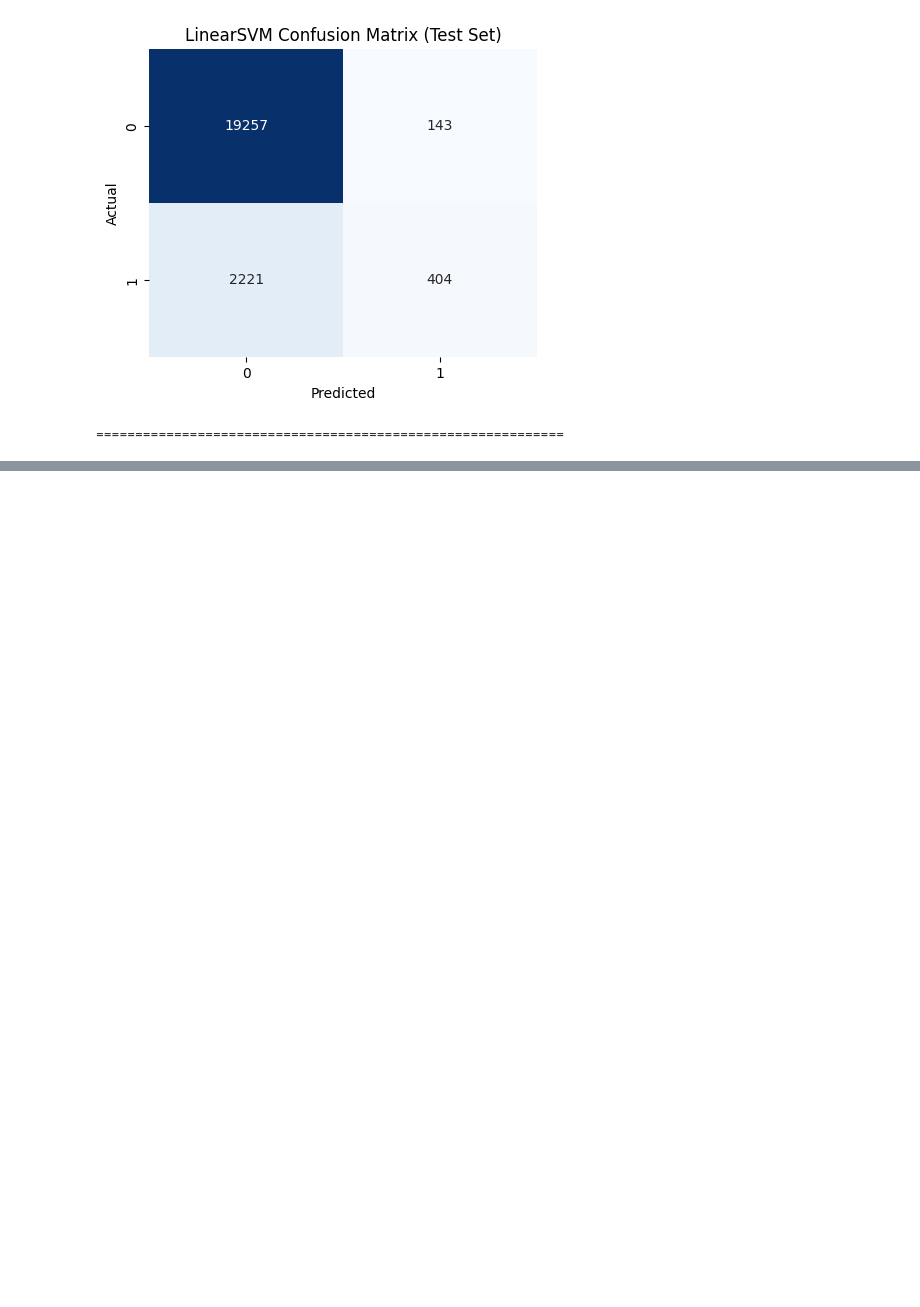
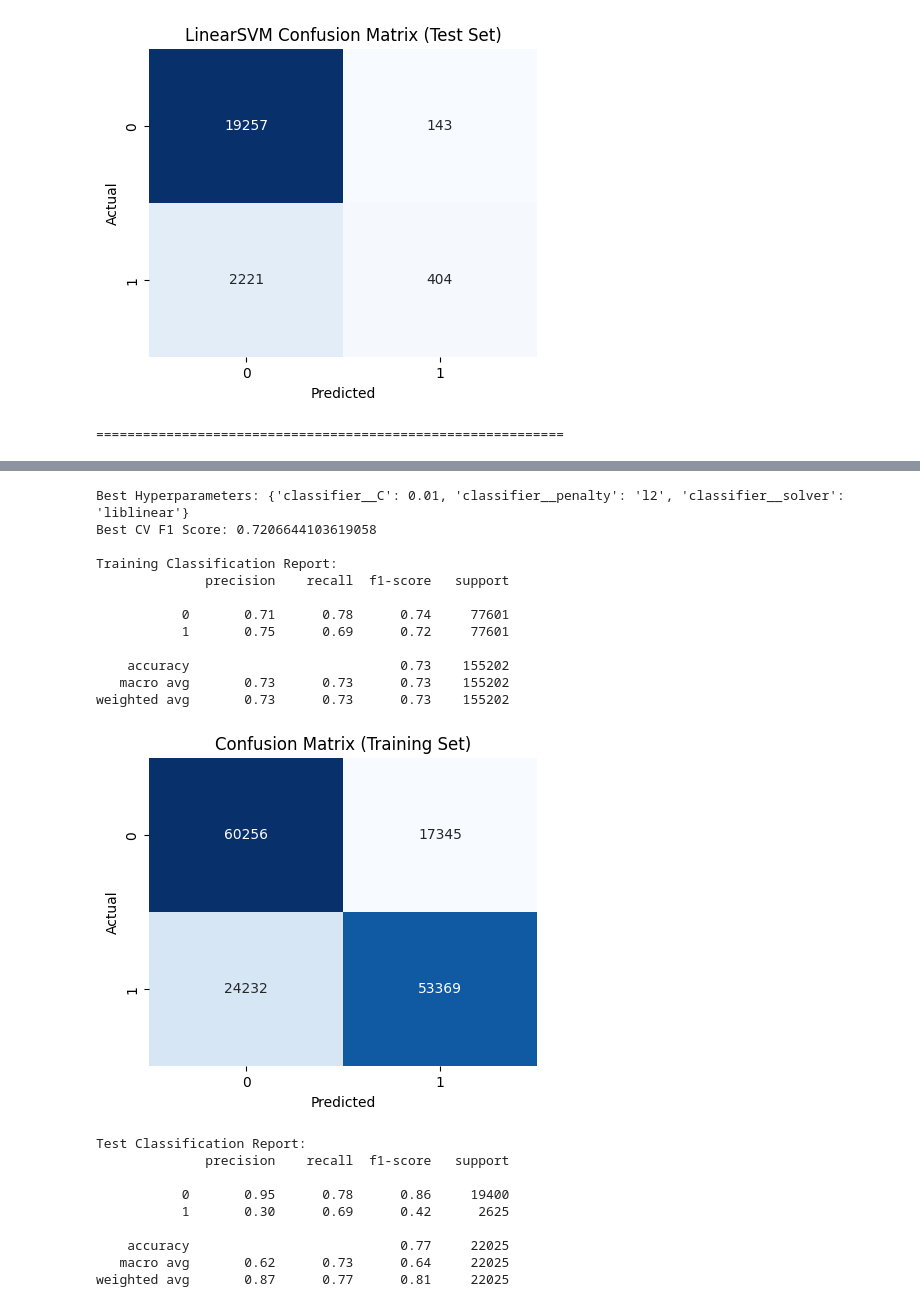
Before and after one commit to j-o-y-14/Air_Quality_Forecasting, a Jupyter notebook: Air_Quality.ipynb, the cells around one changed output, grey strips where cells are left out. Saved outputs shown, nothing was run; the diff lists cells and outputs as text; code cells hidden in the pictures; blank space fills up the shorter version.

```diff
--- a/Air_Quality.ipynb
+++ b/Air_Quality.ipynb
@@ -708,0 +588,80 @@ weighted avg       1.00      1.00      1.00     22025
+# %%
+from sklearn.linear_model import LogisticRegression
+from sklearn.model_selection import GridSearchCV
+from imblearn.over_sampling import SMOTE
+from sklearn.pipeline import Pipeline
+from sklearn.metrics import classification_report, confusion_matrix, accuracy_score
+import matplotlib.pyplot as plt
+import seaborn as sns
+
+# Apply SMOTE to balance the training data
+smote = SMOTE(random_state=42)
+X_train_res, y_train_res = smote.fit_resample(X_train, y_train)
+
+# Define pipeline with preprocessor
+pipe = Pipeline(steps=[
+    ('preprocessor', preprocessor),
+    ('classifier', LogisticRegression(max_iter=1000))
+])
+
+# Hyperparameter grid
+param_grid = {
+    'classifier__C': [0.01, 0.1, 1, 10],
+    'classifier__penalty': ['l1', 'l2'],
+    'classifier__solver': ['liblinear']  # compatible with l1
+}
+
+# Grid search with 5-fold cross-validation, scoring F1
+grid = GridSearchCV(pipe, param_grid, cv=5, scoring='f1', n_jobs=-1)
+grid.fit(X_train_res, y_train_res)
+
+# Best parameters and score
+print("Best Hyperparameters:", grid.best_params_)
+print("Best CV F1 Score:", grid.best_score_)
+
+# Evaluate on training data
+y_train_pred = grid.predict(X_train_res)
+print("\nTraining Classification Report:")
+print(classification_report(y_train_res, y_train_pred))
+cm_train = confusion_matrix(y_train_res, y_train_pred)
+plt.figure(figsize=(5,4))
+sns.heatmap(cm_train, annot=True, fmt='d', cmap='Blues', cbar=False)
+plt.title("Confusion Matrix (Training Set)")
+plt.xlabel("Predicted")
+plt.ylabel("Actual")
+plt.show()
+
+# Evaluate on test data
+y_test_pred = grid.predict(X_test)
+print("\nTest Classification Report:")
+print(classification_report(y_test, y_test_pred))
+cm_test = confusion_matrix(y_test, y_test_pred)
+plt.figure(figsize=(5,4))
+sns.heatmap(cm_test, annot=True, fmt='d', cmap='Blues', cbar=False)
+plt.title("Confusion Matrix (Test Set)")
+plt.xlabel("Predicted")
+plt.ylabel("Actual")
+plt.show()
+# %% [output]
+Best Hyperparameters: {'classifier__C': 0.01, 'classifier__penalty': 'l2', 'classifier__solver': 'liblinear'}
+Best CV F1 Score: 0.7206644103619058
+
+Training Classification Report:
+              precision    recall  f1-score   support
+
+           0       0.71      0.78      0.74     77601
+           1       0.75      0.69      0.72     77601
+
+    accuracy                           0.73    155202
+   macro avg       0.73      0.73      0.73    155202
+weighted avg       0.73      0.73      0.73    155202
+[figure, added]
+Test Classification Report:
+              precision    recall  f1-score   support
+
+           0       0.95      0.78      0.86     19400
+           1       0.30      0.69      0.42      2625
+
+    accuracy                           0.77     22025
+   macro avg       0.62      0.73      0.64     22025
+weighted avg       0.87      0.77      0.81     22025
```
Also changed, not shown: parts of 2 cells of this notebook.
